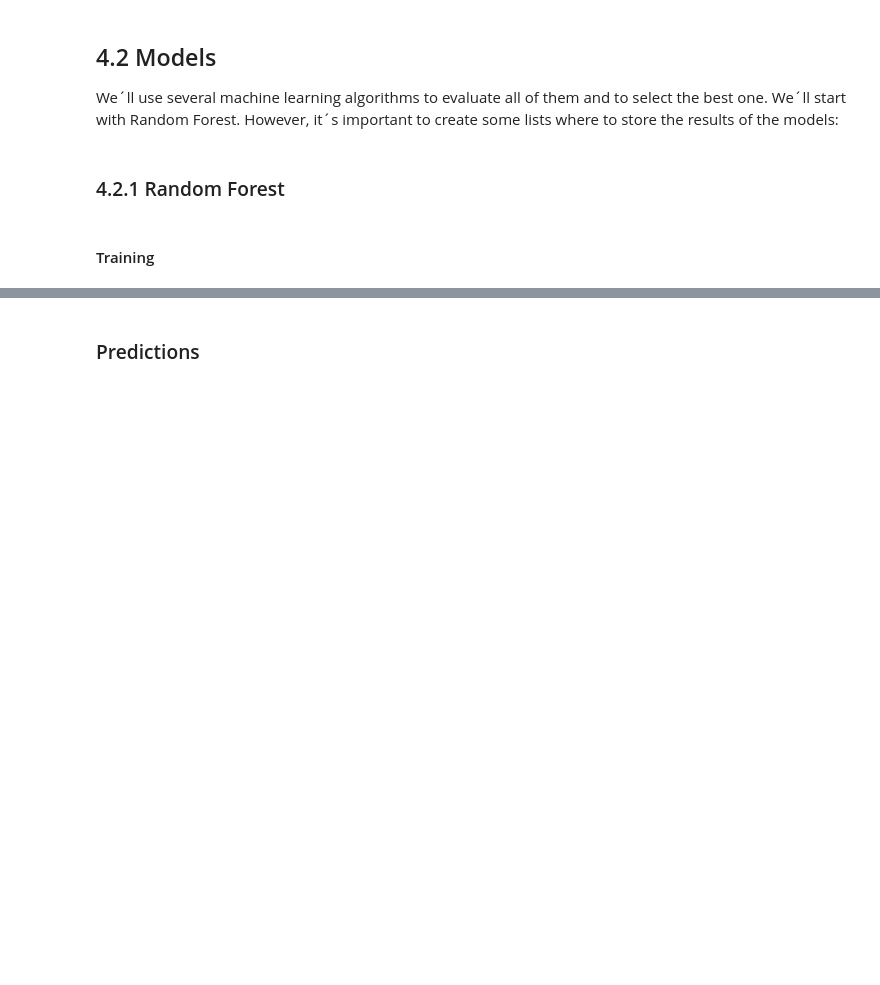
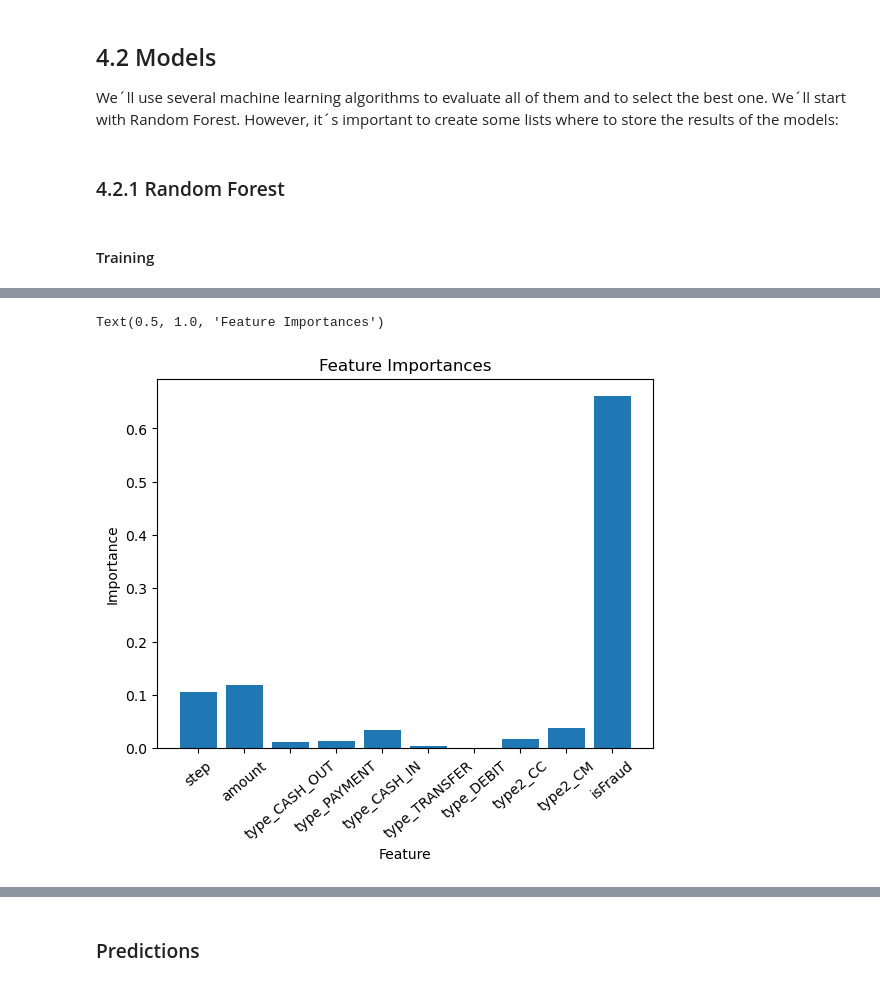
Before and after one commit to AJBrachoRodriguez/Fraud-Detection, a Jupyter notebook: notebook.ipynb, the cells around one changed output, grey strips where cells are left out. Drawn from its saved outputs; the diff is of its cells as text; code cells hidden in the pictures; blank space fills up the shorter version.

```diff
--- a/notebook.ipynb
+++ b/notebook.ipynb
@@ -873,0 +1426,2 @@ type(model_RF)
+# %%
+pipeline = Pipeline(stages=[assembler,rf])
@@ -873,0 +1434,7 @@ type(model_RF)
+# %%
+# ParamGridBuilder
+
+paramGrid = ParamGridBuilder()\
+            .addGrid(rf.numTrees, [int(x) for x in np.linspace(start=10, stop=12, num=3)])\
+            .addGrid(rf.maxDepth,[int(x) for x in np.linspace(start=5, stop=7, num=3)])\
+            .build()
@@ -873,0 +1443,6 @@ type(model_RF)
+# %%
+# CrossValidator
+
+crossval = CrossValidator(estimator=pipeline, estimatorParamMaps=paramGrid, \
+                          evaluator=RegressionEvaluator().setLabelCol("isFraud"),numFolds=3
+                         )
@@ -873,0 +1451,4 @@ type(model_RF)
+# %%
+# Cross Validation Model: train
+
+cvModel = crossval.fit(train)
@@ -873,0 +1531,18 @@ type(model_RF)
+# %%
+# Cross Validation Model: feature importance
+
+bestPipeline = cvModel.bestModel
+bestModel = bestPipeline.stages[1] # type: ignore
+
+importances = bestModel.featureImportances
+
+x_values = list(range(len(importances)))
+
+mpt.bar(x_values,importances, orientation='vertical')
+mpt.xticks(x_values, columns, rotation = 40)
+mpt.ylabel('Importance')
+mpt.xlabel('Feature')
+mpt.title('Feature Importances')
+# %% [output]
+Text(0.5, 1.0, 'Feature Importances')
+[figure, added]
```
Also changed, not shown: parts of 138 cells of this notebook.
